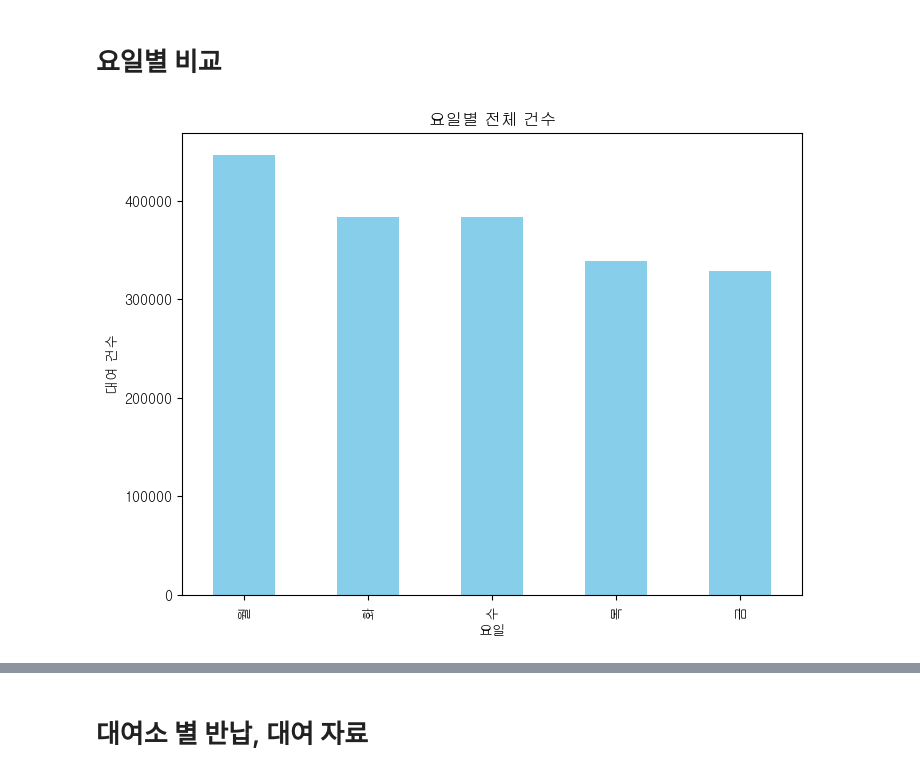
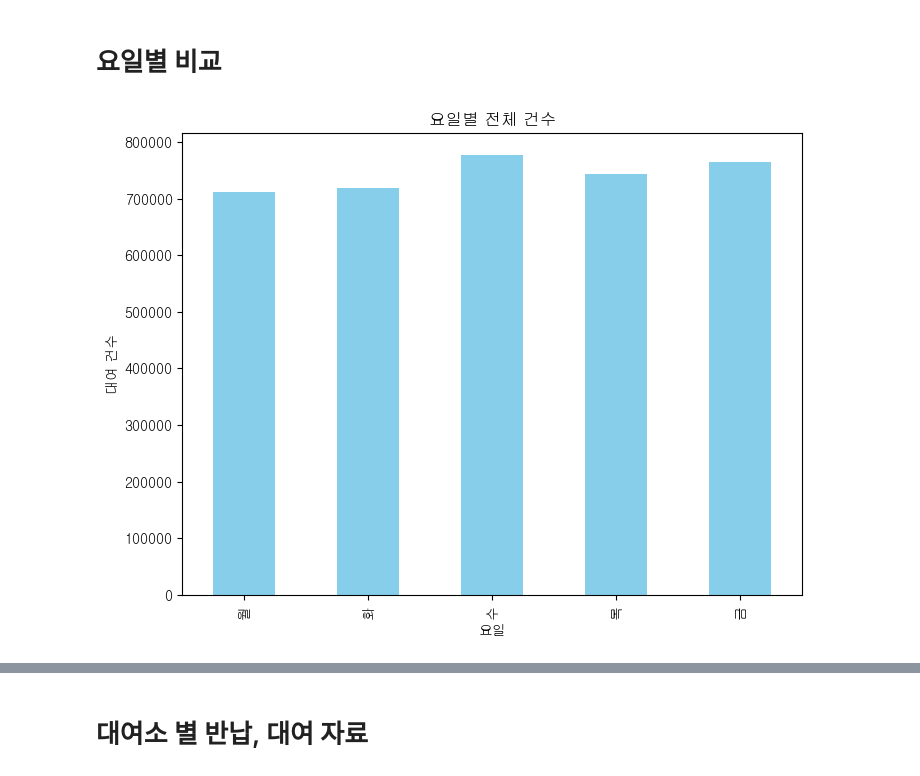
Before and after one commit to minseokpark6/SemiProject_Group3, a Jupyter notebook: Code/choiinwoo/20240502_자료.ipynb, the cells around one changed output, grey strips where cells are left out. Saved outputs shown, nothing was run; the diff lists cells and outputs as text; code cells hidden in the pictures.

```diff
--- a/Code/choiinwoo/20240502_자료.ipynb
+++ b/Code/choiinwoo/20240502_자료.ipynb
@@ -14,4 +14,8 @@ mpl.rc('font', family=font)
 
 강서_대여소_ID = pd.read_csv('../../Data/따릉이/강서_따릉이_대여소_ID.csv',encoding='utf-8')
 
-강서_데이터 = pd.read_csv('../../Data/따릉이/강서_따릉이_데이터_01.csv',encoding='utf-8')
+강서_데이터1 = pd.read_csv('../../Data/따릉이/강서_따릉이_데이터_01.csv',encoding='utf-8')
+강서_데이터2 = pd.read_csv('../../Data/따릉이/강서_따릉이_데이터_02.csv',encoding='utf-8')
+
+강서_데이터 = pd.concat([강서_데이터1, 강서_데이터2], ignore_index=True)
+print(len(강서_데이터))
@@ -153,45 +168,44 @@ plt.show()
 # %% [markdown]
 # 요일별 비교
 # %%
-
 import matplotlib.pyplot as plt
 import pandas as pd
 
-# 기준_날짜 열을 날짜 형식으로 변환
-강서_데이터['기준_날짜'] = pd.to_datetime(강서_데이터['기준_날짜'])
+# 강서_데이터가 날짜 열을 포함한 데이터프레임이라고 가정합니다.
+# '기준_날짜' 열을 날짜 형식으로 변환합니다.
+강서_데이터['기준_날짜'] = pd.to_datetime(강서_데이터['기준_날짜'], format='%Y-%m-%d')
 
-# 기준_날짜 열에서 요일을 추출하여 새로운 열 추가
+# '기준_날짜' 열에서 요일을 추출하여 새 열을 추가합니다.
 강서_데이터['요일'] = 강서_데이터['기준_날짜'].dt.day_name()
-# 영어 요일명을 한글 요일명으로 변환하는 사전 생성
+
+# 영어 요일명을 한글 요일명으로 변환하는 사전을 만듭니다.
 영어_한글_요일_매핑 = {
     'Monday': '월',
     'Tuesday': '화',
     'Wednesday': '수',
     'Thursday': '목',
     'Friday': '금',
-
 }
 
-# 요일 순서 정의
+# 요일 순서를 정의합니다.
 요일_순서 = ['월', '화', '수', '목', '금']
 
-# '요일' 열의 값을 한글 요일명으로 변환
+# '요일' 열의 값을 한글 요일명으로 변환합니다.
 강서_데이터['요일'] = 강서_데이터['요일'].map(영어_한글_요일_매핑)
 
-# 요일별 전체 건수 통계 계산
+# 요일별 전체 건수 통계를 계산합니다.
 요일별_통계 = 강서_데이터.groupby('요일')['전체_건수'].sum()
 
-
-# 막대 그래프 그리기
+# 막대 그래프를 그립니다.
 plt.figure(figsize=(8, 6))
 요일별_통계[요일_순서].plot(kind='bar', color='skyblue')
 plt.title('요일별 전체 건수')
 plt.xlabel('요일')
 plt.ylabel('대여 건수')
 plt.xticks(rotation=90)  # x축 레이블 회전
 plt.show()
 # %% [output]
-[figure, old version]
+[figure, new version]
 # %%
 시작_요일별_통계 = 강서_데이터.groupby(['시작_대여소_ID', '요일'])['전체_건수'].sum()
 종료_요일별_통계 = 강서_데이터.groupby(['종료_대여소_ID', '요일'])['전체_건수'].sum()
```
Also changed, not shown: parts of 25 cells of this notebook, 1 other file.
